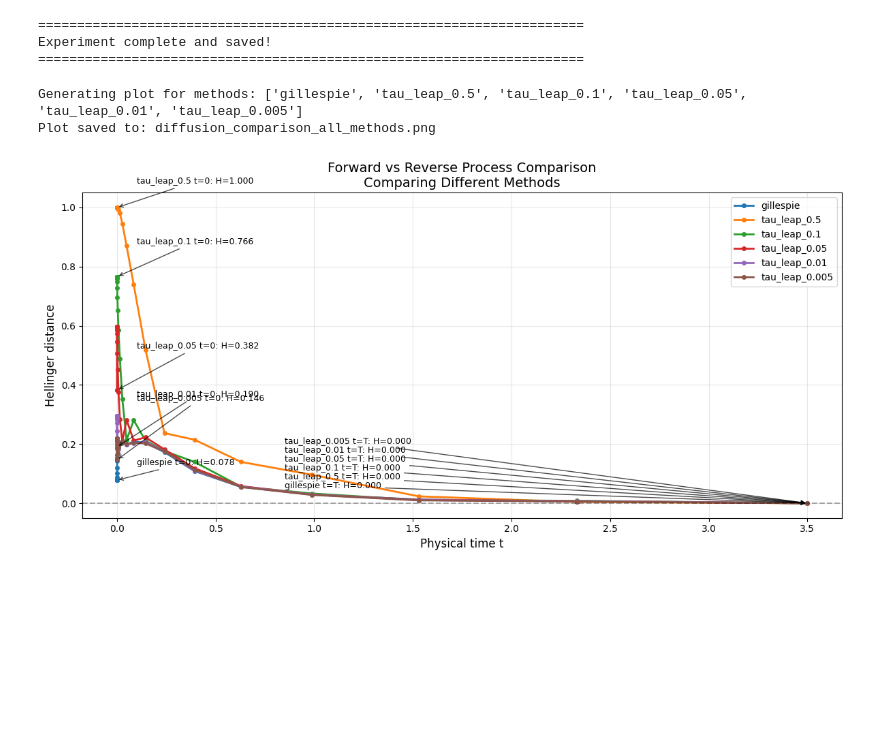
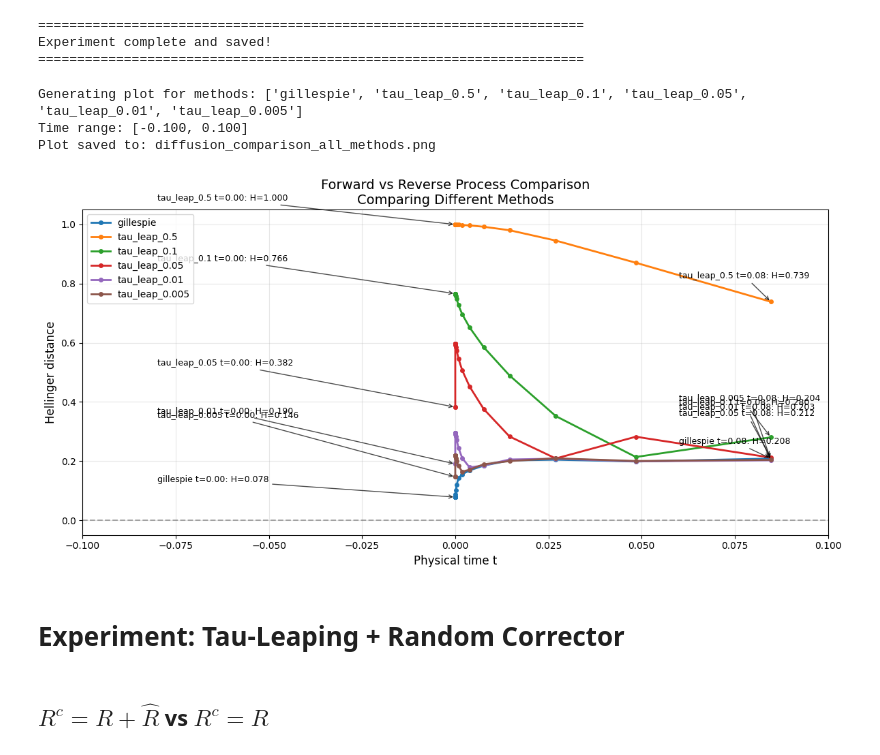
Before and after one commit to loren-ll/Correctors_Discrete_Diffusion, a Jupyter notebook: zero.ipynb, the cells around one changed output. Cells and saved outputs as stored; diff of their text form; code cells hidden in the pictures; blank space fills up the shorter version.

Commit message:
[ADD] random corrector + initial test results

```diff
--- a/zero.ipynb
+++ b/zero.ipynb
@@ -1427,33 +1964,13 @@ Plot saved to: comparison_all_methods.png
 Experiment complete and saved!
 ======================================================================
 # %%
-# Plot all methods
-plot_method_comparison(samples_2)
-
-# # Plot only specific methods
-# plot_method_comparison(samples_2, methods=['gillespie', 'tau_leap_0.01'])
-
-# # Compare just two tau values
-# plot_method_comparison(samples_2, methods=['tau_leap_0.01', 'tau_leap_0.1'])
-
-# # Single method
-# plot_method_comparison(samples_2, methods=['gillespie'],
-#                       filename='gillespie_only.png')
-
-# # Multiple methods with custom settings
-# plot_method_comparison(
-#     samples_2,
-#     methods=['gillespie', 'tau_leap_0.01', 'tau_leap_0.05'],
-#     filename='selected_methods.png',
-#     figsize=(15, 8),
-#     show_annotations=False
-# )
-
-# # Check what methods are available first
-# print("Available methods:", samples_2.list_methods())
-# plot_method_comparison(samples_2, methods=['gillespie', 'tau_leap_0.1'])
-# # Set return_dstances=True to get the distance dict for all methods
+plot_method_comparison(samples_2, time_start=-0.1, time_end=0.1)
 # %% [output]
 Generating plot for methods: ['gillespie', 'tau_leap_0.5', 'tau_leap_0.1', 'tau_leap_0.05', 'tau_leap_0.01', 'tau_leap_0.005']
+Time range: [-0.100, 0.100]
 Plot saved to: diffusion_comparison_all_methods.png
-[figure, old version]
+[figure, new version]
+# %% [markdown]
+# Experiment: Tau-Leaping + Random Corrector
+# %% [markdown]
+## $R^c = R + \hat{R}$ vs $R^c = R$
```
Also changed, not shown: parts of 20 cells of this notebook.
